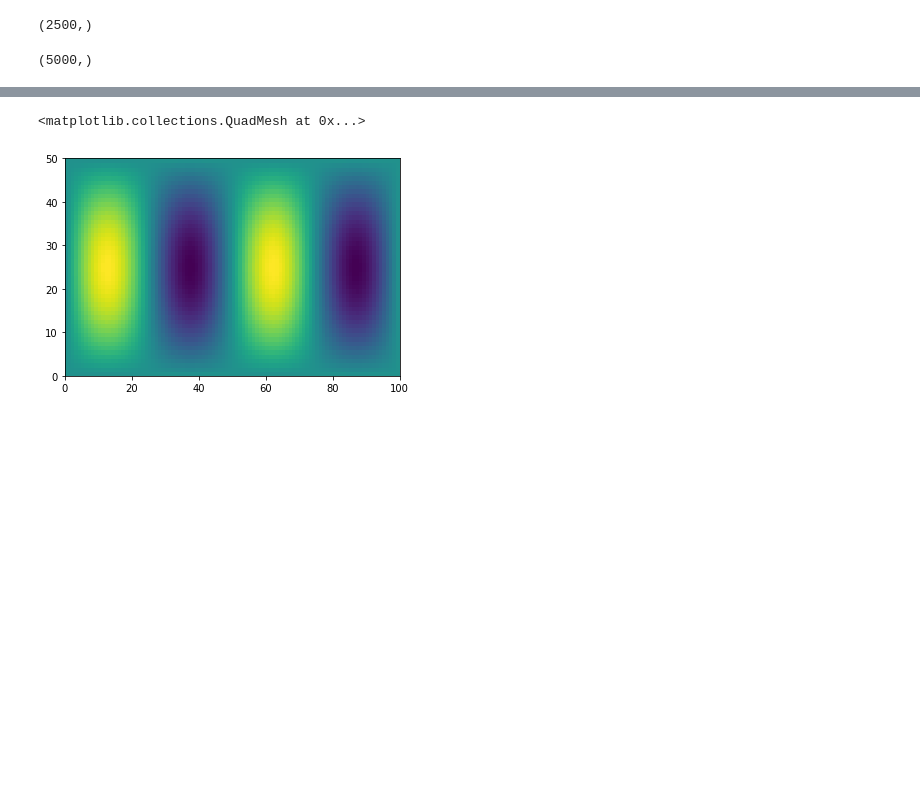
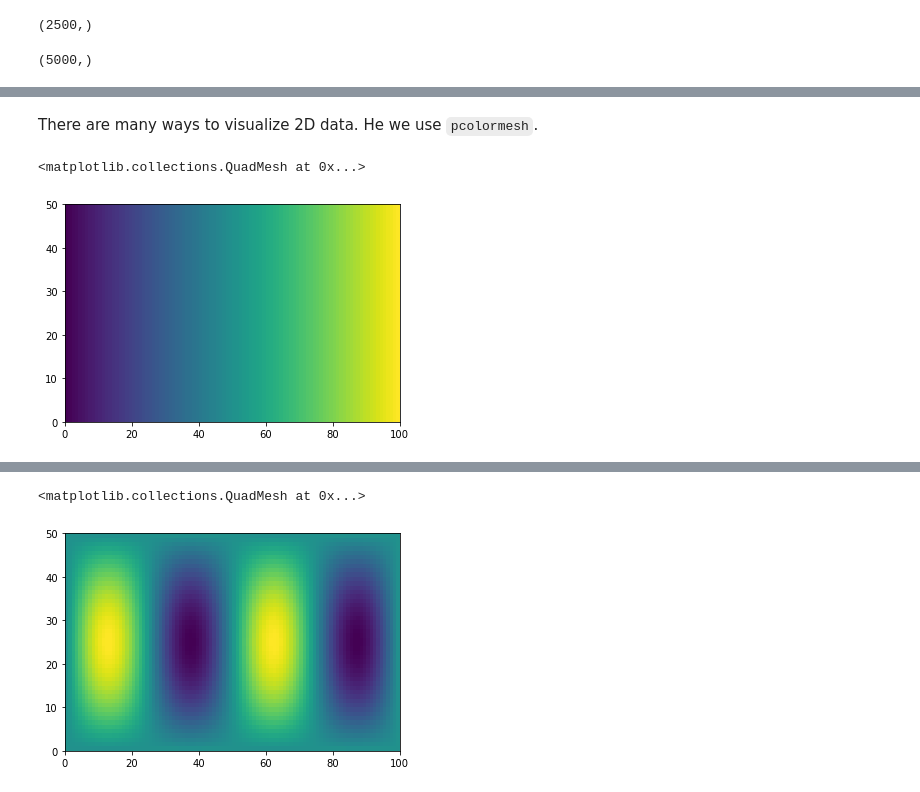
Before and after one commit to earth-env-data-science/earth-env-data-science-book, a Jupyter notebook: src/lectures/basic_scipy/numpy_and_matplotlib.ipynb, the cells around one changed output, grey strips where cells are left out. Drawn from its saved outputs; the diff is of its cells as text; code cells hidden in the pictures; blank space fills up the shorter version.

```diff
--- a/src/lectures/basic_scipy/numpy_and_matplotlib.ipynb
+++ b/src/lectures/basic_scipy/numpy_and_matplotlib.ipynb
@@ -172,0 +222,8 @@ xx.ravel().shape
+# %% [markdown]
+There are many ways to visualize 2D data.
+He we use `pcolormesh`.
+# %%
+plt.pcolormesh(xx)
+# %% [output]
+<matplotlib.collections.QuadMesh at 0x...>
+[figure, added]
```
Also changed, not shown: parts of 82 cells of this notebook.
